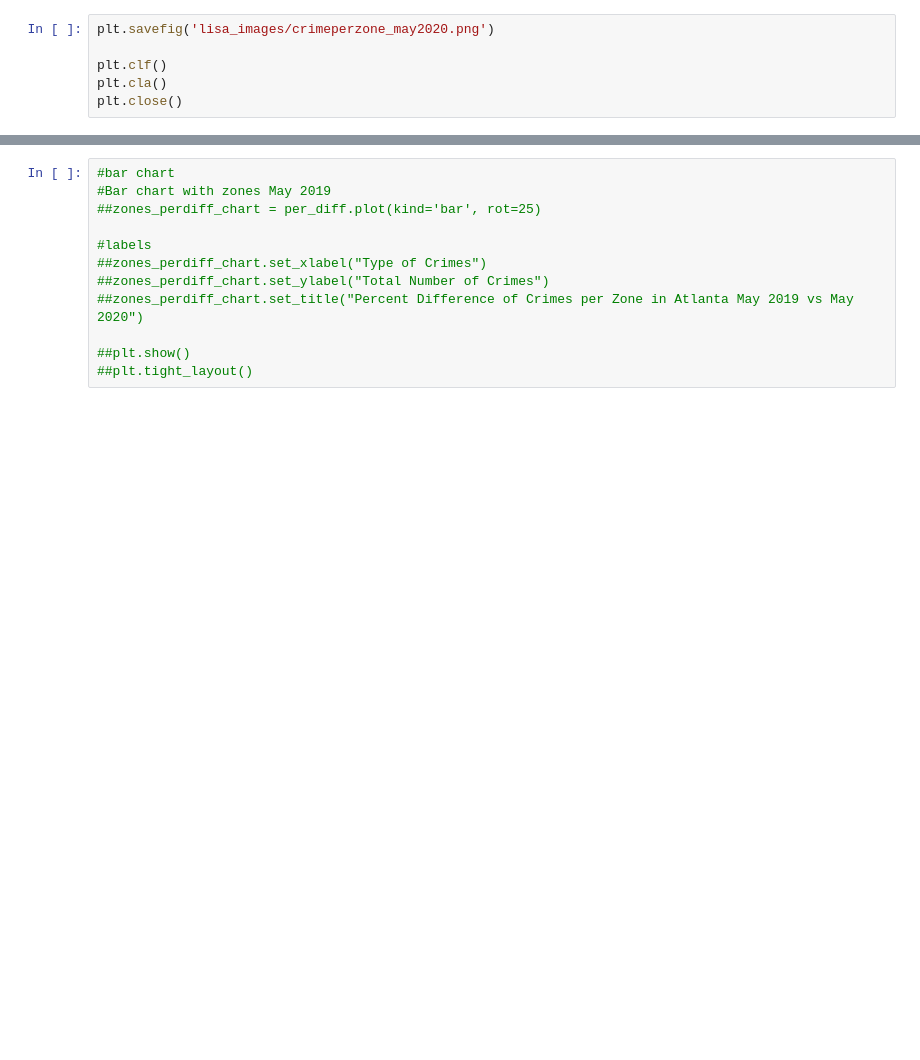
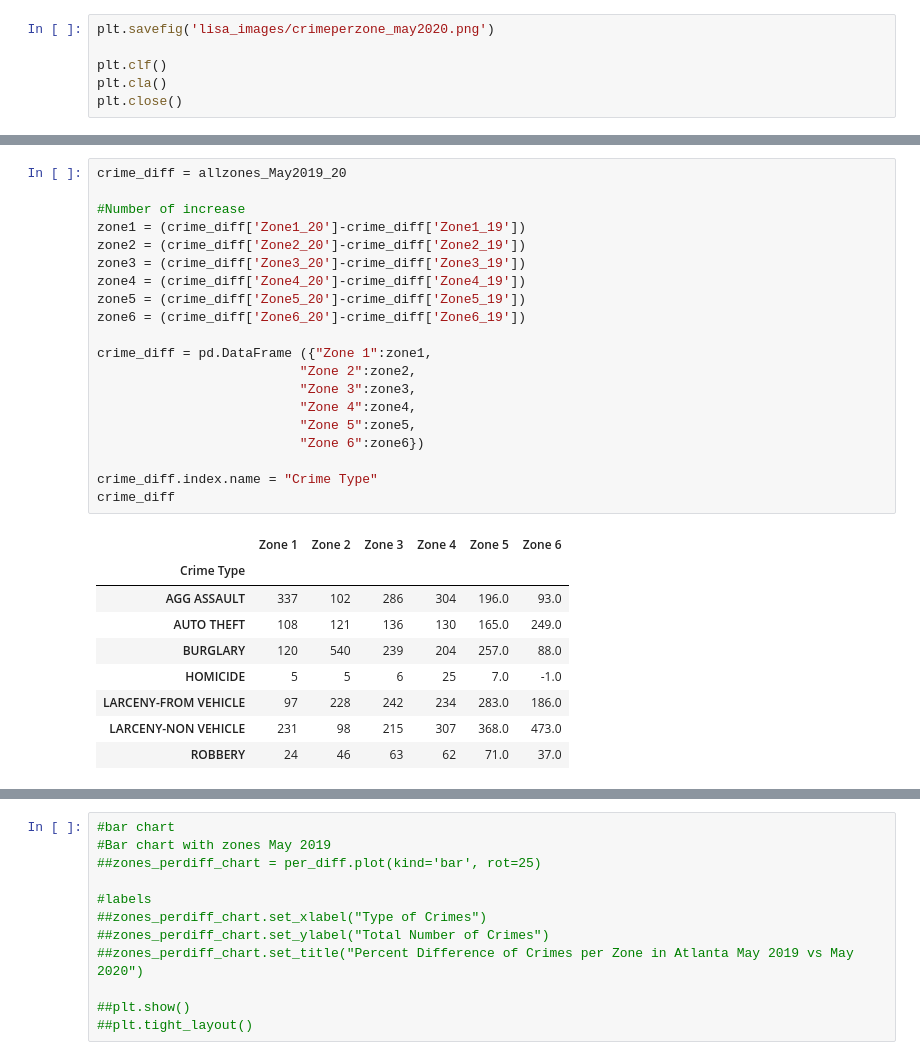
Before and after one commit to lrios215/project_1, a Jupyter notebook: Project1.ipynb, the cells around one changed output, grey strips where cells are left out. Cells and saved outputs as stored; diff of their text form; blank space fills up the shorter version.

Commit message:
crime by zone completed

```diff
--- a/Project1.ipynb
+++ b/Project1.ipynb
@@ -255,3 +255,33 @@ allzones_May2019_20
 | LARCENY-FROM VEHICLE | 113 | 159 | 79 | 94 | 214.0 | 199 | 210 | 387 | 321 | 328 | ... |
 | LARCENY-NON VEHICLE | 74 | 132 | 63 | 53 | 102.0 | 129 | 305 | 230 | 278 | 360 | ... |
 | ROBBERY | 38 | 9 | 8 | 21 | 20.0 | 12 | 62 | 55 | 71 | 83 | ... |
+# %%
+crime_diff = allzones_May2019_20
+
+#Number of increase
+zone1 = (crime_diff['Zone1_20']-crime_diff['Zone1_19'])
+zone2 = (crime_diff['Zone2_20']-crime_diff['Zone2_19'])
+zone3 = (crime_diff['Zone3_20']-crime_diff['Zone3_19'])
+zone4 = (crime_diff['Zone4_20']-crime_diff['Zone4_19'])
+zone5 = (crime_diff['Zone5_20']-crime_diff['Zone5_19'])
+zone6 = (crime_diff['Zone6_20']-crime_diff['Zone6_19'])
+
+crime_diff = pd.DataFrame ({"Zone 1":zone1,
+                          "Zone 2":zone2,
+                          "Zone 3":zone3,
+                          "Zone 4":zone4,
+                          "Zone 5":zone5,
+                          "Zone 6":zone6})
+
+crime_diff.index.name = "Crime Type"
+crime_diff
+# %% [output]
+|  | Zone 1 | Zone 2 | Zone 3 | Zone 4 | Zone 5 | Zone 6 |
+| Crime Type |  |  |  |  |  |  |
+| AGG ASSAULT | 337 | 102 | 286 | 304 | 196.0 | 93.0 |
+| AUTO THEFT | 108 | 121 | 136 | 130 | 165.0 | 249.0 |
+| BURGLARY | 120 | 540 | 239 | 204 | 257.0 | 88.0 |
+| HOMICIDE | 5 | 5 | 6 | 25 | 7.0 | -1.0 |
+| LARCENY-FROM VEHICLE | 97 | 228 | 242 | 234 | 283.0 | 186.0 |
+| LARCENY-NON VEHICLE | 231 | 98 | 215 | 307 | 368.0 | 473.0 |
+| ROBBERY | 24 | 46 | 63 | 62 | 71.0 | 37.0 |
```
Also changed, not shown: parts of 11 cells of this notebook, 1 other file.
